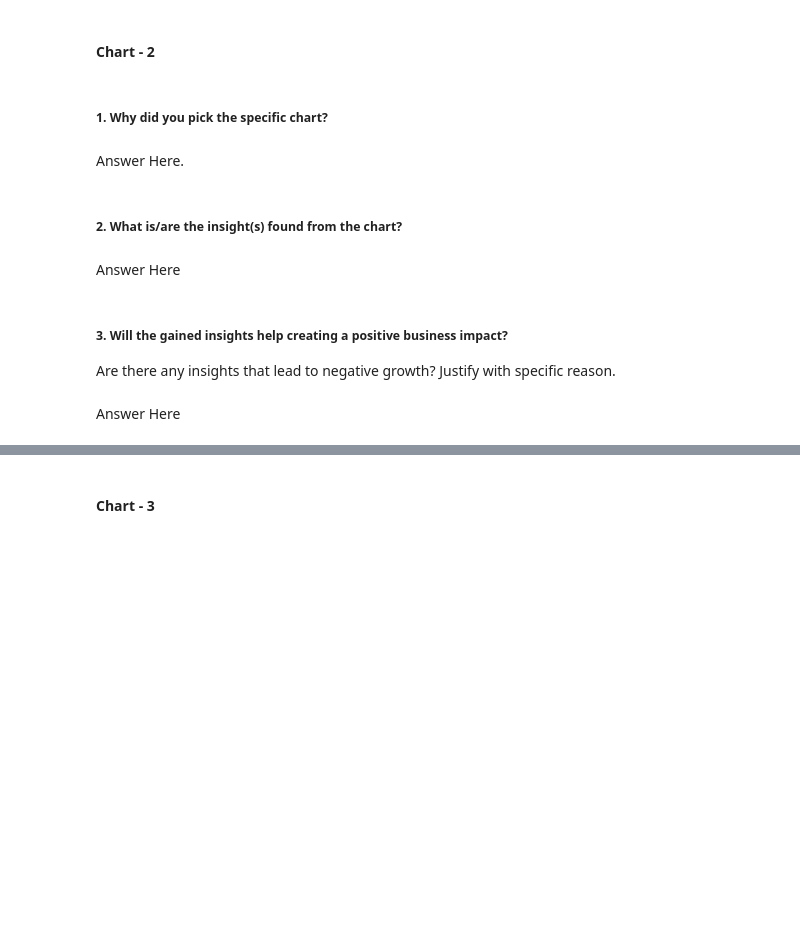
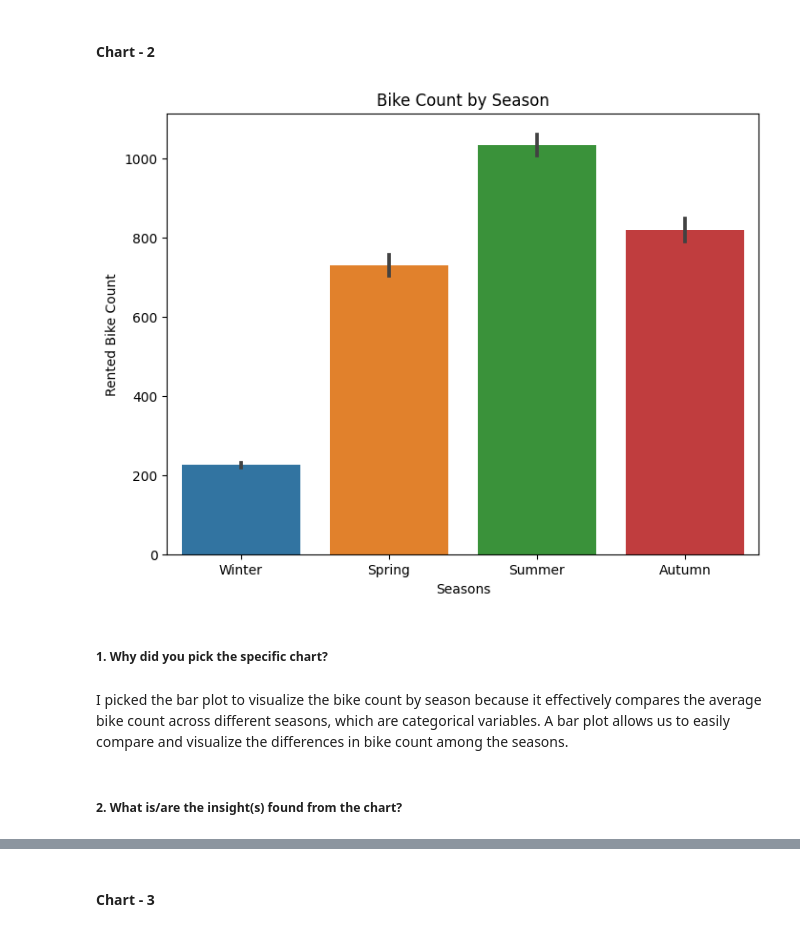
Before and after one commit to Mostaqul143/Bike-Sharing-Demand-Prediction, a Jupyter notebook: Sample ML Submission Template.ipynb, the cells around one changed output, grey strips where cells are left out. Saved outputs shown, nothing was run; the diff lists cells and outputs as text; code cells hidden in the pictures; blank space fills up the shorter version.

```diff
--- a/Sample ML Submission Template.ipynb
+++ b/Sample ML Submission Template.ipynb
@@ -269,13 +341,17 @@ Answer Here
+# %%
+# Chart - 2 BarPlot between Rented Bike Count and Season
+
+plt.figure(figsize=(8, 6))
+sns.barplot(x='Seasons', y='Rented Bike Count', data=df)
+plt.xlabel('Seasons')
+plt.ylabel('Rented Bike Count')
+plt.title('Bike Count by Season')
+plt.show()
+# %% [output]
+[figure, added]
 # %% [markdown]
 ##### 1. Why did you pick the specific chart?
-# %% [markdown]
-Answer Here.
+# %% [markdown]
+I picked the bar plot to visualize the bike count by season because it effectively compares the average bike count across different seasons, which are categorical variables. A bar plot allows us to easily compare and visualize the differences in bike count among the seasons.
 # %% [markdown]
 ##### 2. What is/are the insight(s) found from the chart?
-# %% [markdown]
-Answer Here
-# %% [markdown]
-##### 3. Will the gained insights help creating a positive business impact?
-Are there any insights that lead to negative growth? Justify with specific reason.
-# %% [markdown]
-Answer Here
```
Also changed, not shown: parts of 117 cells of this notebook.
